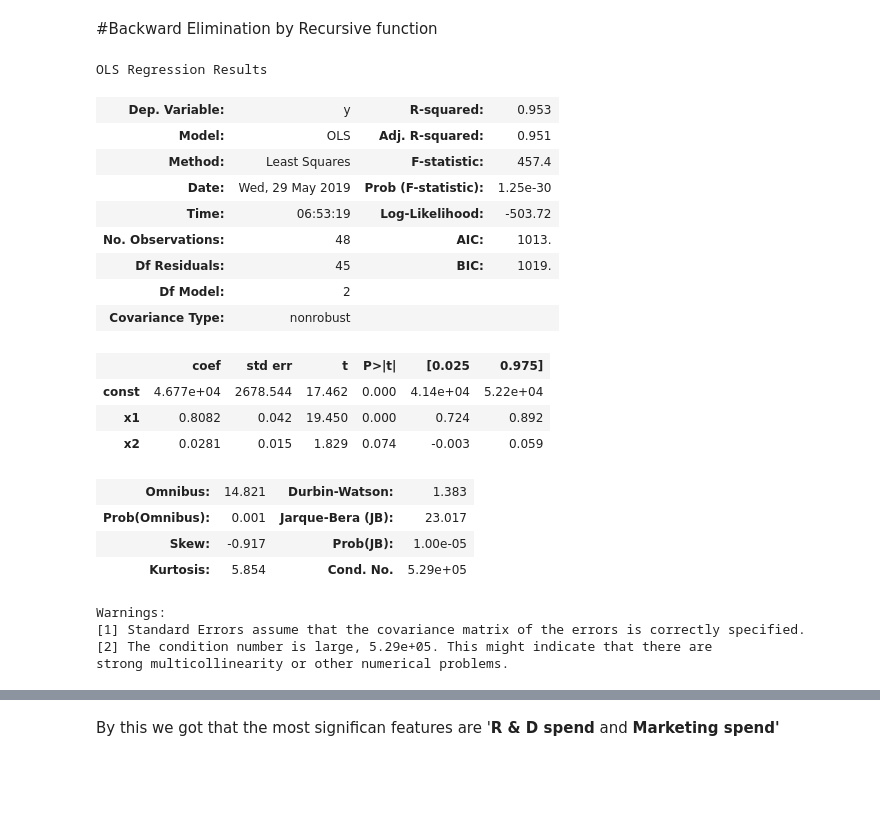
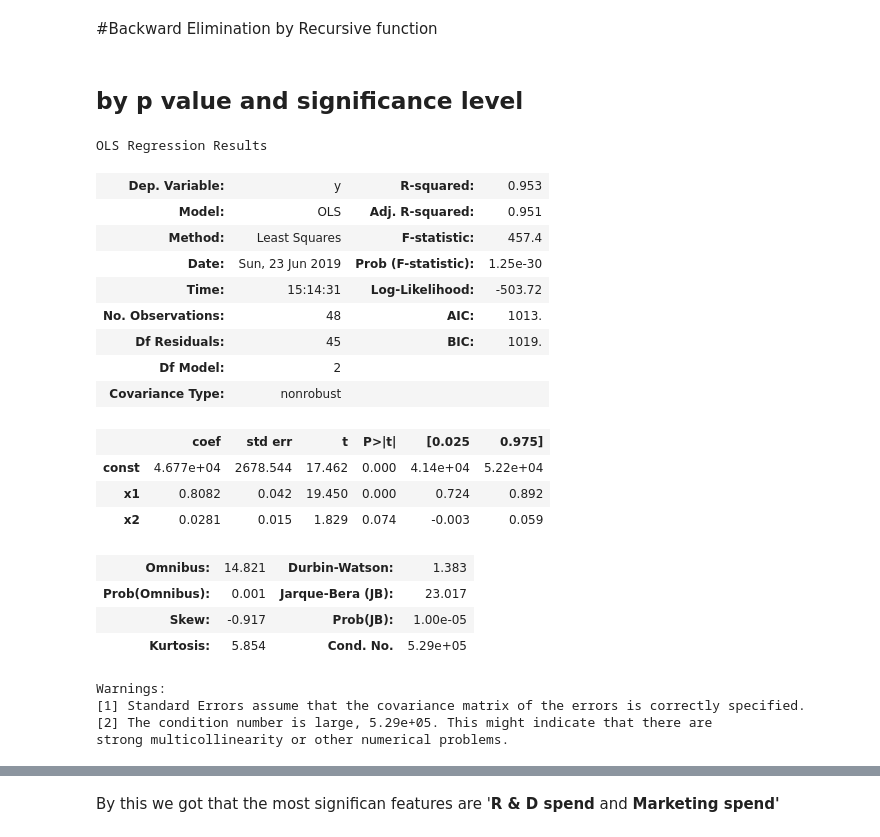
Before and after one commit to noushadkhan01/ML-and-DL-by-SuperDataScience, a Jupyter notebook: Machine-Learning/Part 2 - Regression/Section 5 - Multiple Linear Regression/Multiple_Regressions_on_50_Startup_data.ipynb, the cells around one changed output, grey strips where cells are left out. Saved outputs shown, nothing was run; the diff lists cells and outputs as text; code cells hidden in the pictures; blank space fills up the shorter version.

```diff
--- a/Machine-Learning/Part 2 - Regression/Section 5 - Multiple Linear Regression/Multiple_Regressions_on_50_Startup_data.ipynb
+++ b/Machine-Learning/Part 2 - Regression/Section 5 - Multiple Linear Regression/Multiple_Regressions_on_50_Startup_data.ipynb
@@ -351,9 +360,12 @@ strong multicollinearity or other numerical problems.
 # %% [markdown]
 #Backward Elimination by Recursive function
+# %% [markdown]
+## by p value and significance level
 # %%
-def my_regressor_OLS(X_opt, SL = 0.08):
+def my_regressor_OLS_by_pvalue(X_opt, SL = 0.08):
   regressor_OLS = sm.OLS(endog = y, exog = X_opt).fit()
   pvalues = regressor_OLS.pvalues
+  adj_r2 = regressor_OLS.rsquared_adj
   if pvalues.max() > SL:
     max_pval_col = pvalues.argmax()
     X_opt = np.delete(X_opt, max_pval_col, 1)
@@ -364,12 +374,14 @@ opt_regressor = my_regressor_OLS(X)
+# %%
+opt_regressor_p = my_regressor_OLS_by_pvalue(X)
 # %%
-opt_regressor.summary()
+opt_regressor_p.summary()
 # %% [output]
 OLS Regression Results
 | Dep. Variable: | y | R-squared: | 0.953 |
 | Model: | OLS | Adj. R-squared: | 0.951 |
 | Method: | Least Squares | F-statistic: | 457.4 |
-| Date: | Wed, 29 May 2019 | Prob (F-statistic): | 1.25e-30 |
-| Time: | 06:53:19 | Log-Likelihood: | -503.72 |
+| Date: | Sun, 23 Jun 2019 | Prob (F-statistic): | 1.25e-30 |
+| Time: | 15:14:31 | Log-Likelihood: | -503.72 |
 | No. Observations: | 48 | AIC: | 1013. |
 | Df Residuals: | 45 | BIC: | 1019. |
 | Df Model: | 2 |  |  |
```
Also changed, not shown: parts of 17 cells of this notebook.
